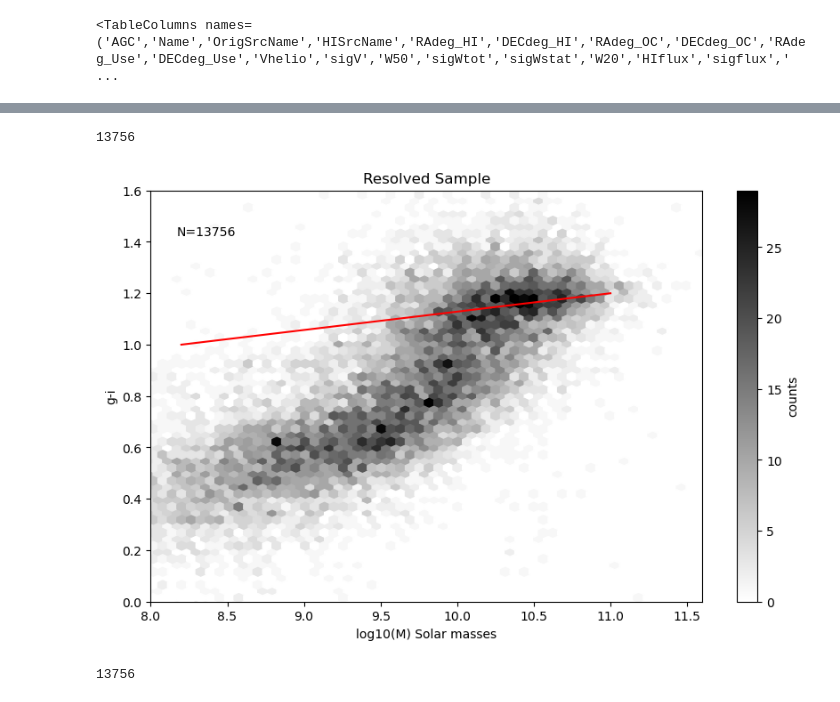
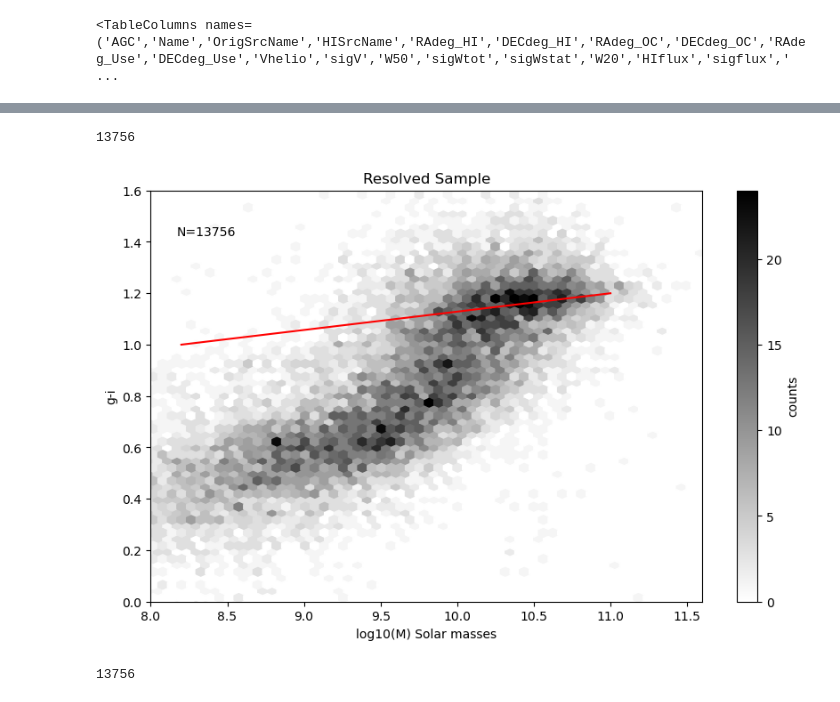
Before and after one commit to EvanBarkus/WISESize_Project, a Jupyter notebook: StudentFigure.ipynb, the cells around one changed output, grey strips where cells are left out. Saved outputs shown, nothing was run; the diff lists cells and outputs as text; code cells hidden in the pictures.

```diff
--- a/StudentFigure.ipynb
+++ b/StudentFigure.ipynb
@@ -85,35 +86,35 @@ x1 = cuttab['MASS']
 y1 = cuttab['ABSMAG'][:,3] - cuttab['ABSMAG'][:,5] #g-i magnitudes, FNUGRIZ- G[:,3] & I[:,5]
 
 #Put x and y into numpy arrays
 npx = np.array(np.log10(x1))
 npy = np.array(y1)
 
 #Prints sample size
 print(len(npx))
 
 #Figure size
 fig,ax = plt.subplots(figsize=(10, 6))
 
 #Hexbin parameters
-hb = ax.hexbin(npx,npy,gridsize=[150,850],bins=30,cmap='gray_r')
+hb = ax.hexbin(npx,npy,gridsize=[150,850],bins=25,cmap='gray_r')
 
 #Plot hexbin mass vs color diagram
 plt.title('Resolved Sample')
 ax.set(xlim=(8,11.6),ylim=(0,1.6))
 fig.colorbar(hb, label='counts')
 plt.xlabel('log10(M) Solar masses')
 plt.ylabel('g-i')
 
 #Plot Red Sequence line
 xx=np.array([8.2 ,11])
 yy=np.array([ 1,  1.2])
 plt.plot(xx,yy,color='r')
 plt.text(0.1,0.9,'N=13756',horizontalalignment='center',verticalalignment='center', transform=ax.transAxes)
 
 plt.show()
 # %% [output]
 13756
-[figure, old version]
+[figure, new version]
 # %%
 x = cuttab['MASS']
 y = cuttab['ABSMAG'][:,3] - cuttab['ABSMAG'][:,5] #cuttab['gmi_Shao']
```
Also changed, not shown: parts of 5 cells of this notebook.
